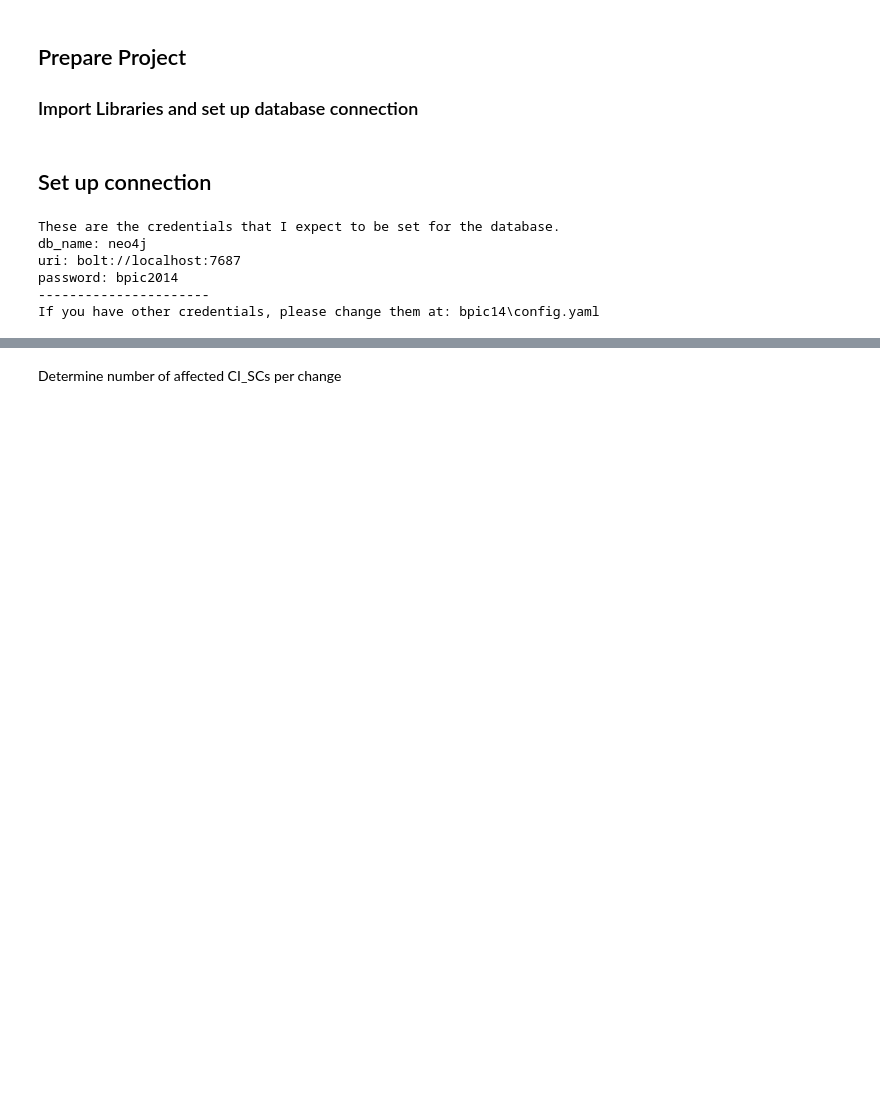
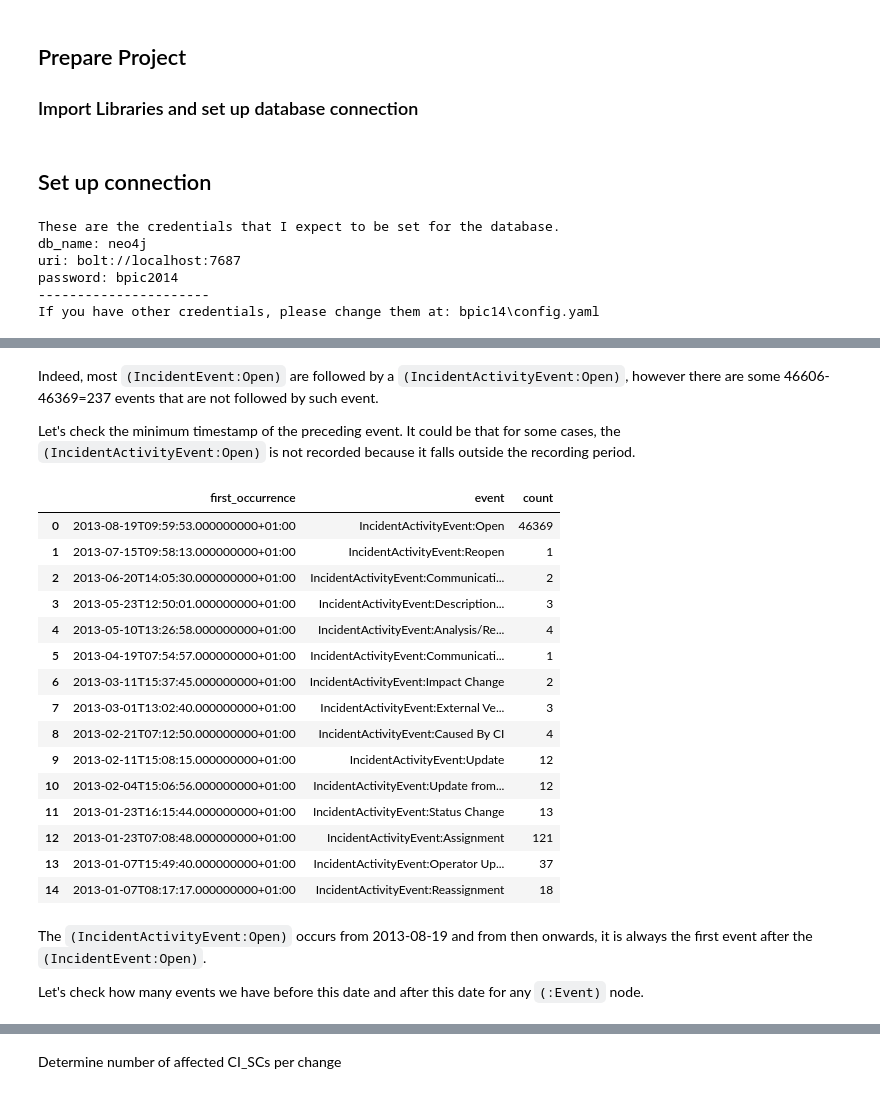
Before and after one commit to Ava-S/EKG_BPIC2014_Notebook, a Jupyter notebook: 3_analysis.ipynb, the cells around one changed output, grey strips where cells are left out. Cells and saved outputs as stored; diff of their text form; code cells hidden in the pictures; blank space fills up the shorter version.

```diff
--- a/3_analysis.ipynb
+++ b/3_analysis.ipynb
@@ -464,0 +88,41 @@ for event_labels in EVENTS.keys():
+# %% [markdown]
+Indeed, most `(IncidentEvent:Open)` are followed by a `(IncidentActivityEvent:Open)`, however there are some 46606-46369=237 events that are not followed by such event.
+
+Let's check the minimum timestamp of the preceding event. It could be that for some cases, the `(IncidentActivityEvent:Open)` is not recorded because it falls outside the recording period.
+# %%
+succeeding_events_timestamp_q = '''
+    MATCH (e1:Event {activity: 'Open'}) - [:IS_OF_TYPE] -> (et:EventType {eventType: 'IncidentEvent'})
+    CALL (e1) {
+        MATCH (e1) - [:CORR] -> (:Incident) <- [:CORR] - (e2)
+        WHERE e1.timestamp <= e2.timestamp AND e1 <> e2
+        MATCH (e2) - [:IS_OF_TYPE] -> (et2:EventType)
+        RETURN e2, et2 ORDER BY e2.timestamp, e2.activity ASC LIMIT 1
+    }
+    WITH e1, e2, et2
+    WHERE et2.eventType = 'IncidentActivityEvent'
+    WITH min(e2.timestamp) as first_occurrence, et2.eventType + ':' + e2.activity as event, count(e1) as count order by count DESC
+    RETURN first_occurrence, event, count order by first_occurrence DESC'''
+
+df = pd.DataFrame(db_connection.exec_query(succeeding_events_timestamp_q))
+df
+# %% [output]
+|  | first_occurrence | event | count |
+| 0 | 2013-08-19T09:59:53.000000000+01:00 | IncidentActivityEvent:Open | 46369 |
+| 1 | 2013-07-15T09:58:13.000000000+01:00 | IncidentActivityEvent:Reopen | 1 |
+| 2 | 2013-06-20T14:05:30.000000000+01:00 | IncidentActivityEvent:Communicati... | 2 |
+| 3 | 2013-05-23T12:50:01.000000000+01:00 | IncidentActivityEvent:Description... | 3 |
+| 4 | 2013-05-10T13:26:58.000000000+01:00 | IncidentActivityEvent:Analysis/Re... | 4 |
+| 5 | 2013-04-19T07:54:57.000000000+01:00 | IncidentActivityEvent:Communicati... | 1 |
+| 6 | 2013-03-11T15:37:45.000000000+01:00 | IncidentActivityEvent:Impact Change | 2 |
+| 7 | 2013-03-01T13:02:40.000000000+01:00 | IncidentActivityEvent:External Ve... | 3 |
+| 8 | 2013-02-21T07:12:50.000000000+01:00 | IncidentActivityEvent:Caused By CI | 4 |
+| 9 | 2013-02-11T15:08:15.000000000+01:00 | IncidentActivityEvent:Update | 12 |
+| 10 | 2013-02-04T15:06:56.000000000+01:00 | IncidentActivityEvent:Update from... | 12 |
+| 11 | 2013-01-23T16:15:44.000000000+01:00 | IncidentActivityEvent:Status Change | 13 |
+| 12 | 2013-01-23T07:08:48.000000000+01:00 | IncidentActivityEvent:Assignment | 121 |
+| 13 | 2013-01-07T15:49:40.000000000+01:00 | IncidentActivityEvent:Operator Up... | 37 |
+| 14 | 2013-01-07T08:17:17.000000000+01:00 | IncidentActivityEvent:Reassignment | 18 |
+# %% [markdown]
+The `(IncidentActivityEvent:Open)` occurs from 2013-08-19 and from then onwards, it is always the first event after the `(IncidentEvent:Open)`.
+
+Let's check how many events we have before this date and after this date for any `(:Event)` node.
```
Also changed, not shown: parts of 114 cells of this notebook.
